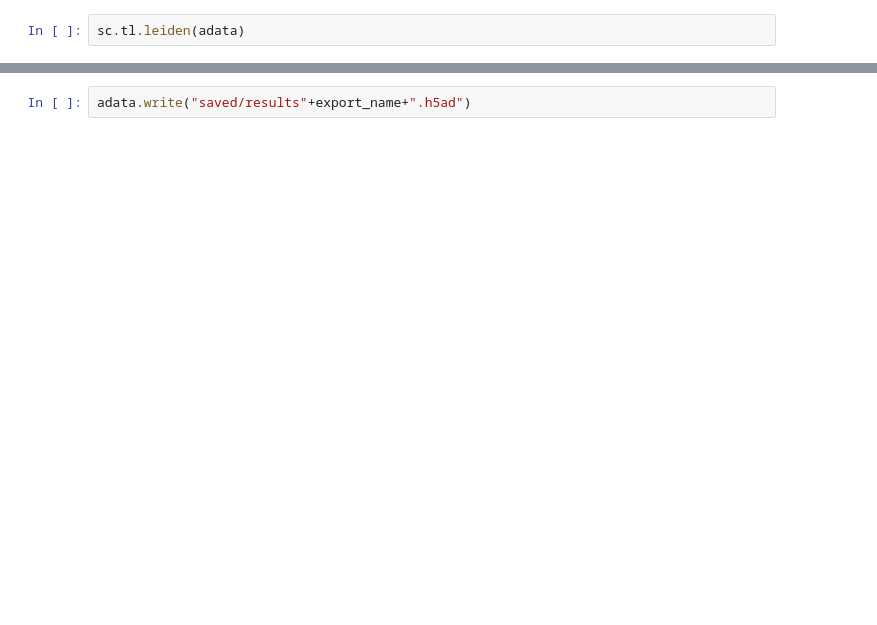
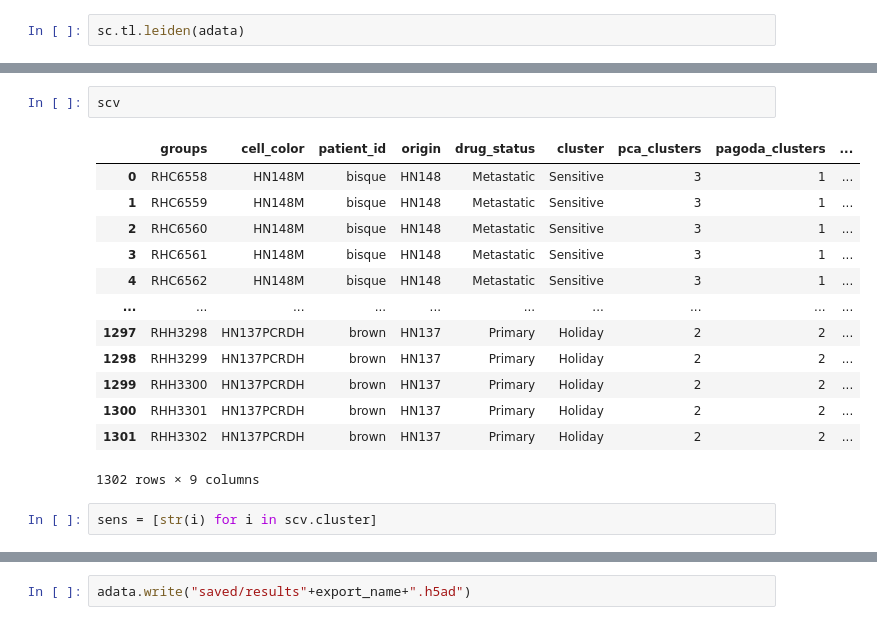
Before and after one commit to juychen/trainsource, a Jupyter notebook: traintarget.ipynb, the cells around one changed output, grey strips where cells are left out. Cells and saved outputs as stored; diff of their text form; blank space fills up the shorter version.

```diff
--- a/traintarget.ipynb
+++ b/traintarget.ipynb
@@ -172,0 +241,18 @@ sc.pl.tsne(adata,save=export_name,color=["leiden"])
+# %%
+scv
+# %% [output]
+|  | groups | cell_color | patient_id | origin | drug_status | cluster | pca_clusters | pagoda_clusters | ... |
+| 0 | RHC6558 | HN148M | bisque | HN148 | Metastatic | Sensitive | 3 | 1 | ... |
+| 1 | RHC6559 | HN148M | bisque | HN148 | Metastatic | Sensitive | 3 | 1 | ... |
+| 2 | RHC6560 | HN148M | bisque | HN148 | Metastatic | Sensitive | 3 | 1 | ... |
+| 3 | RHC6561 | HN148M | bisque | HN148 | Metastatic | Sensitive | 3 | 1 | ... |
+| 4 | RHC6562 | HN148M | bisque | HN148 | Metastatic | Sensitive | 3 | 1 | ... |
+| ... | ... | ... | ... | ... | ... | ... | ... | ... | ... |
+| 1297 | RHH3298 | HN137PCRDH | brown | HN137 | Primary | Holiday | 2 | 2 | ... |
+| 1298 | RHH3299 | HN137PCRDH | brown | HN137 | Primary | Holiday | 2 | 2 | ... |
+| 1299 | RHH3300 | HN137PCRDH | brown | HN137 | Primary | Holiday | 2 | 2 | ... |
+| 1300 | RHH3301 | HN137PCRDH | brown | HN137 | Primary | Holiday | 2 | 2 | ... |
+| 1301 | RHH3302 | HN137PCRDH | brown | HN137 | Primary | Holiday | 2 | 2 | ... |
+1302 rows × 9 columns
+# %%
+sens = [str(i) for i in scv.cluster]
```
Also changed, not shown: parts of 18 cells of this notebook.
